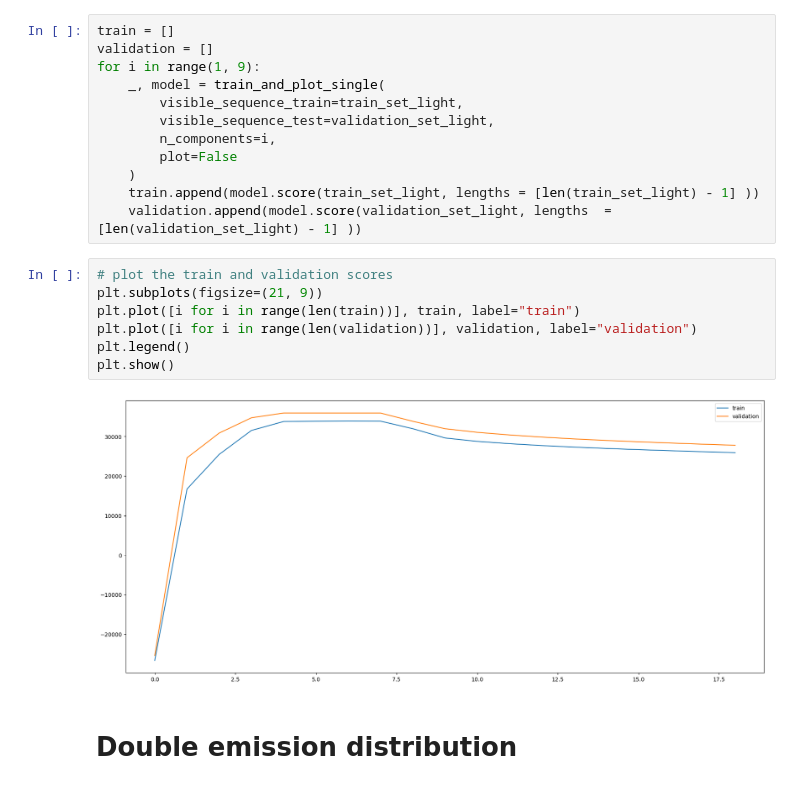
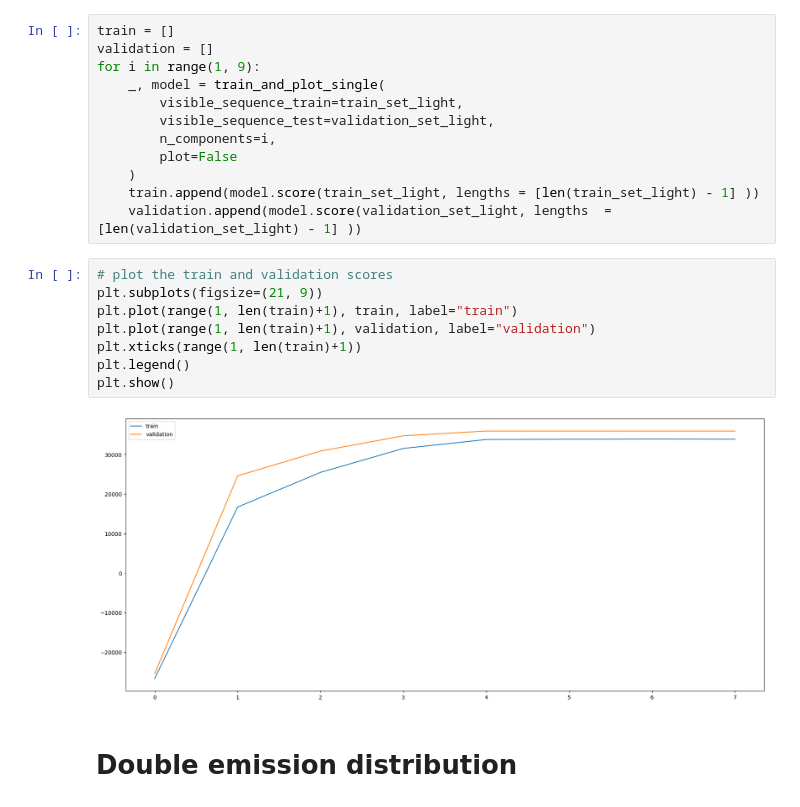
Before and after one commit to matteotolloso/ispr, a Jupyter notebook: midterm_2/hmm.ipynb, the cells around one changed output. Cells and saved outputs as stored; diff of their text form.

Commit message:
fix plot

```diff
--- a/midterm_2/hmm.ipynb
+++ b/midterm_2/hmm.ipynb
@@ -145,12 +145,13 @@ for i in range(1, 9):
 # %%
 # plot the train and validation scores
 plt.subplots(figsize=(21, 9))
-plt.plot([i for i in range(len(train))], train, label="train")
-plt.plot([i for i in range(len(validation))], validation, label="validation")
+plt.plot(range(1, len(train)+1), train, label="train")
+plt.plot(range(1, len(train)+1), validation, label="validation")
+plt.xticks(range(1, len(train)+1))
 plt.legend()
 plt.show()
 # %% [output]
-[figure, old version]
+[figure, new version]
 # %% [markdown]
 # Double emission distribution
 # %% [markdown]
```
Also changed, not shown: parts of 3 cells of this notebook.
